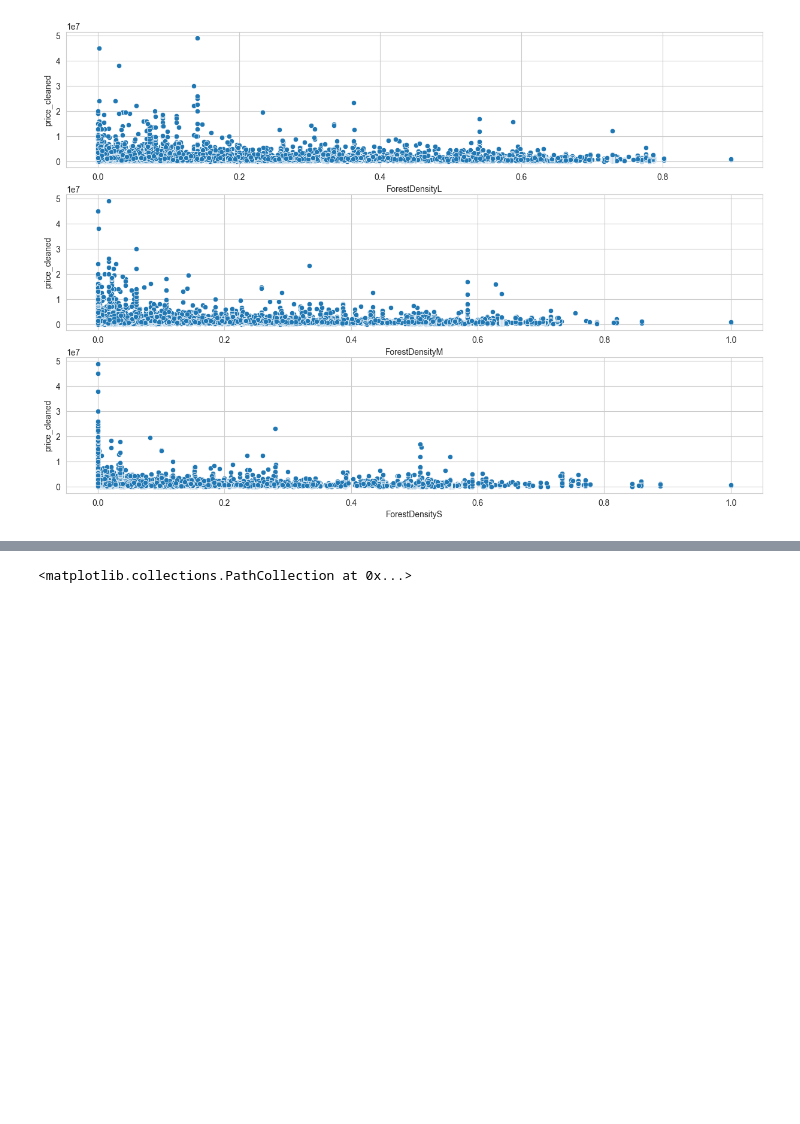
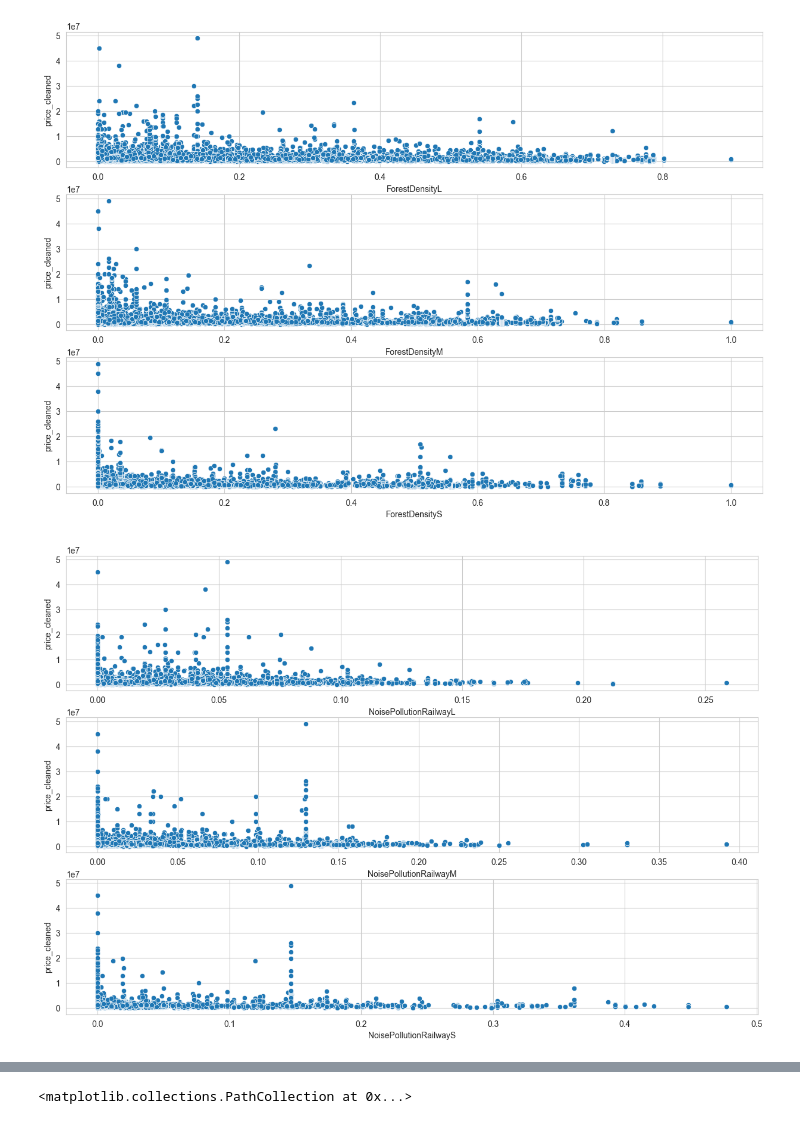
Before and after one commit to staldenhoefler/immo_challenge, a Jupyter notebook: notebooks/EDA.ipynb, the cells around one changed output, grey strips where cells are left out. Cells and saved outputs as stored; diff of their text form; code cells hidden in the pictures; blank space fills up the shorter version.

```diff
--- a/notebooks/EDA.ipynb
+++ b/notebooks/EDA.ipynb
@@ -846,3 +849,11 @@ sns.scatterplot(data=df_clean, x="ForestDensityS", y="price_cleaned", ax=ax[2])
 plt.show()
 # %% [output]
 [figure]
+# %%
+fig, ax = plt.subplots(3, 1, figsize=(15, 10))
+sns.scatterplot(data=df_clean, x="NoisePollutionRailwayL", y="price_cleaned", ax=ax[0])
+sns.scatterplot(data=df_clean, x="NoisePollutionRailwayM", y="price_cleaned", ax=ax[1])
+sns.scatterplot(data=df_clean, x="NoisePollutionRailwayS", y="price_cleaned", ax=ax[2])
+plt.show()
+# %% [output]
+[figure, added]
```
Also changed, not shown: parts of 25 cells of this notebook.
